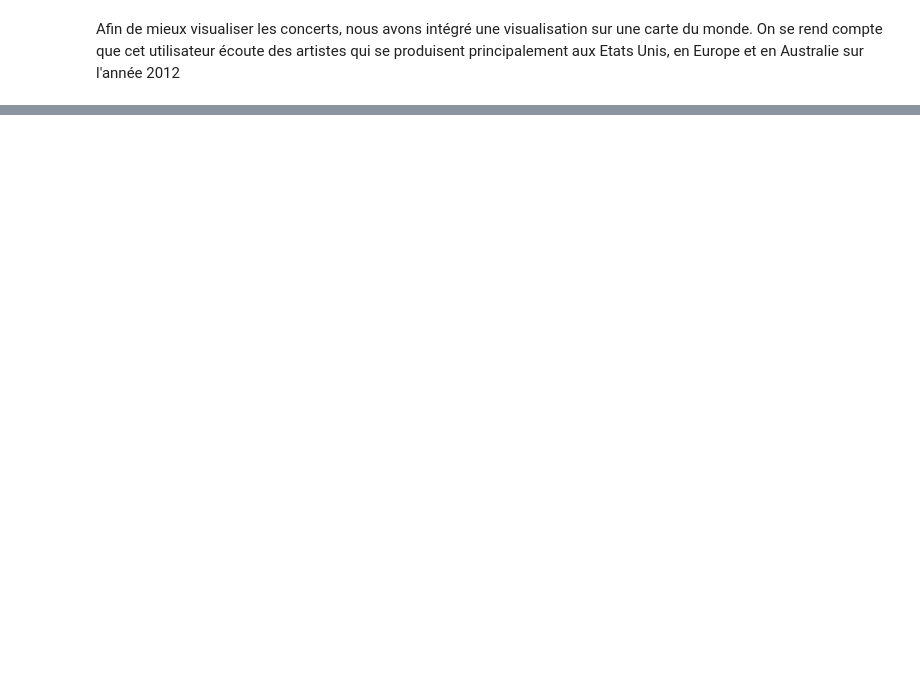
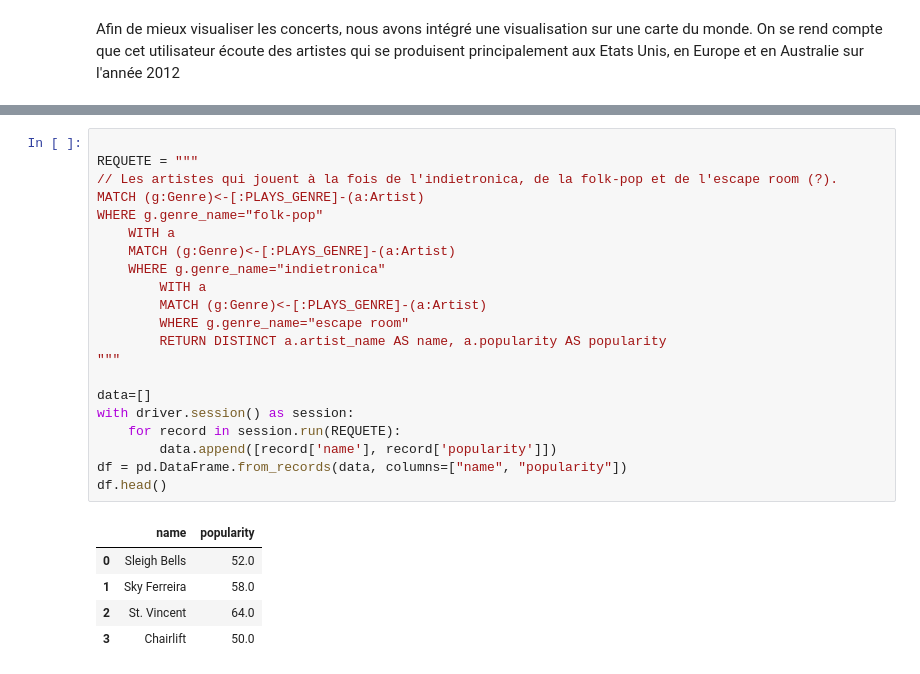
Before and after one commit to neo4spotify/project, a Jupyter notebook: rendu.ipynb, the cells around one changed output, grey strips where cells are left out. Saved outputs shown, nothing was run; the diff lists cells and outputs as text; blank space fills up the shorter version.

```diff
--- a/rendu.ipynb
+++ b/rendu.ipynb
@@ -348,0 +401,27 @@ visualiserVilles(df)
+# %%
+
+REQUETE = """
+// Les artistes qui jouent à la fois de l'indietronica, de la folk-pop et de l'escape room (?).
+MATCH (g:Genre)<-[:PLAYS_GENRE]-(a:Artist)
+WHERE g.genre_name="folk-pop"
+    WITH a
+    MATCH (g:Genre)<-[:PLAYS_GENRE]-(a:Artist)
+    WHERE g.genre_name="indietronica"
+        WITH a
+        MATCH (g:Genre)<-[:PLAYS_GENRE]-(a:Artist)
+        WHERE g.genre_name="escape room"
+        RETURN DISTINCT a.artist_name AS name, a.popularity AS popularity
+"""
+
+data=[]
+with driver.session() as session:
+    for record in session.run(REQUETE):
+        data.append([record['name'], record['popularity']])
+df = pd.DataFrame.from_records(data, columns=["name", "popularity"])
+df.head()
+# %% [output]
+|  | name | popularity |
+| 0 | Sleigh Bells | 52.0 |
+| 1 | Sky Ferreira | 58.0 |
+| 2 | St. Vincent | 64.0 |
+| 3 | Chairlift | 50.0 |
```
Also changed, not shown: parts of 19 cells of this notebook, 12 other files.
